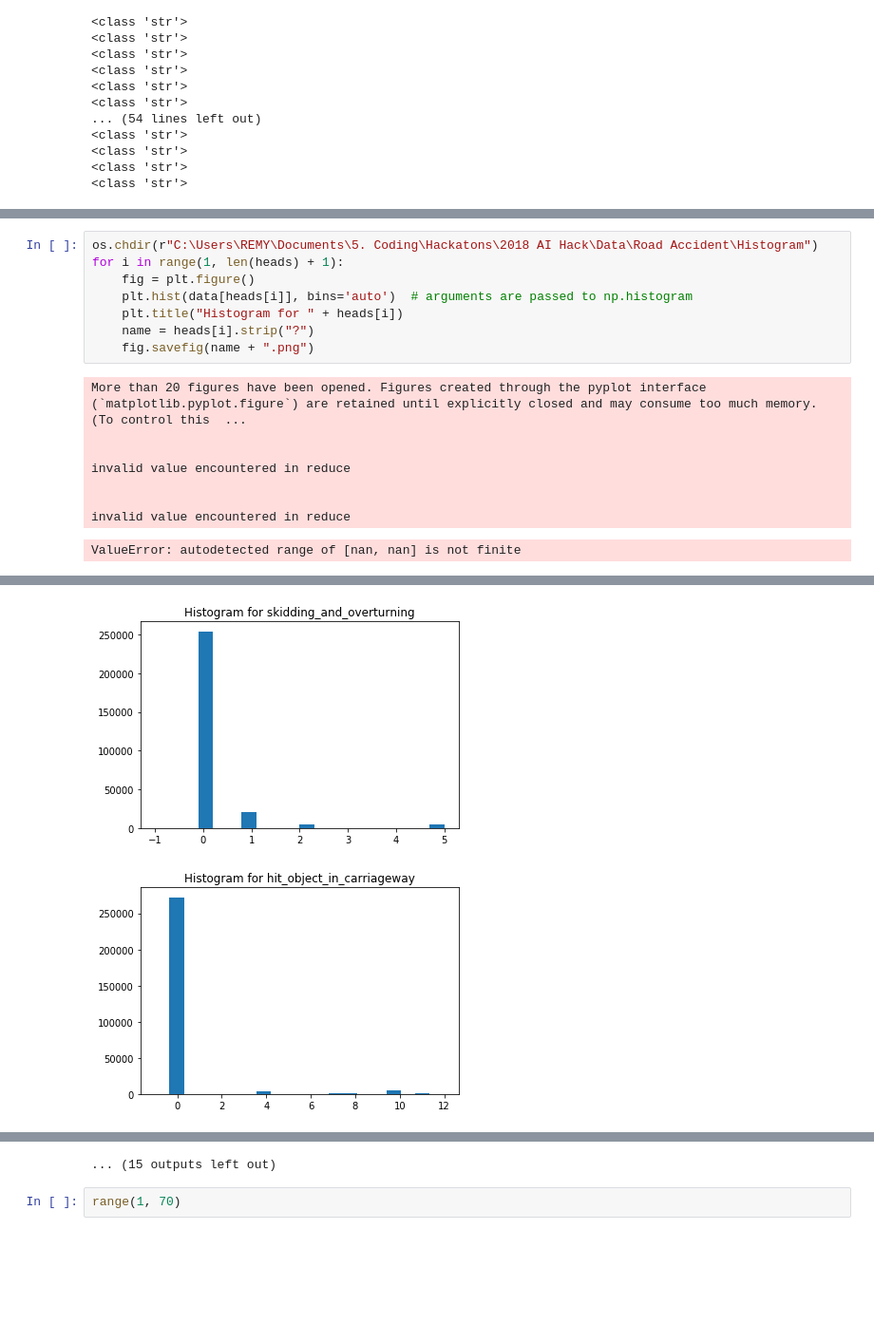
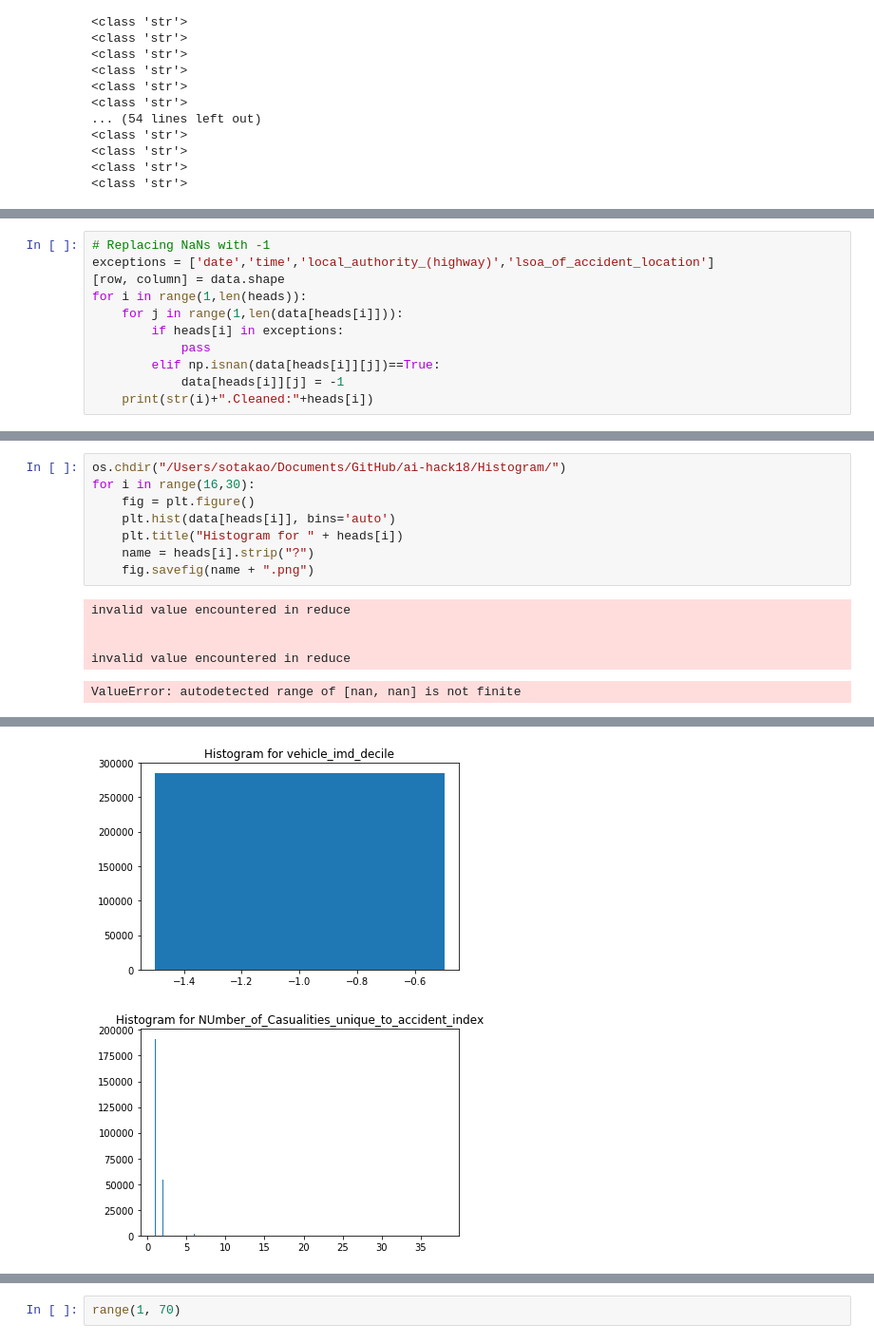
Before and after one commit to PAWhalley/ai-hack18, a Jupyter notebook: Problem4_Car_Accident.ipynb, the cells around one changed output, grey strips where cells are left out. Shown at 95% size. Saved outputs shown, nothing was run; the diff lists cells and outputs as text; blank space fills up the shorter version.

Commit message:
cleaning data

```diff
--- a/Problem4_Car_Accident.ipynb
+++ b/Problem4_Car_Accident.ipynb
@@ -42,0 +48,11 @@ for i in range(len(heads)):
+# %%
+# Replacing NaNs with -1
+exceptions = ['date','time','local_authority_(highway)','lsoa_of_accident_location']
+[row, column] = data.shape
+for i in range(1,len(heads)):
+    for j in range(1,len(data[heads[i]])):
+        if heads[i] in exceptions:
+            pass
+        elif np.isnan(data[heads[i]][j])==True:
+            data[heads[i]][j] = -1
+    print(str(i)+".Cleaned:"+heads[i])
@@ -43,15 +80,12 @@ for i in range(len(heads)):
 # %%
-os.chdir(r"C:\Users\REMY\Documents\5. Coding\Hackatons\2018 AI Hack\Data\Road Accident\Histogram")
-for i in range(1, len(heads) + 1):
+os.chdir("/Users/sotakao/Documents/GitHub/ai-hack18/Histogram/")
+for i in range(16,30):
     fig = plt.figure()
-    plt.hist(data[heads[i]], bins='auto')  # arguments are passed to np.histogram
+    plt.hist(data[heads[i]], bins='auto')
     plt.title("Histogram for " + heads[i])
     name = heads[i].strip("?")
     fig.savefig(name + ".png")
 # %% [output]
-More than 20 figures have been opened. Figures created through the pyplot interface (`matplotlib.pyplot.figure`) are retained until explicitly closed and may consume too much memory. (To control this  ...
-
-
 invalid value encountered in reduce
 
 
@@ -66,2 +100,2 @@ ValueError: autodetected range of [nan, nan] is not finite
-[figure, old version]
+[figure, new version]
-[figure, old version]
+[figure, new version]
@@ -70,4 +104,3 @@ ValueError: autodetected range of [nan, nan] is not finite
-... (15 outputs left out)
 # %%
 range(1, 70)
 # %% [output]
```
Also changed, not shown: parts of 4 cells of this notebook, 34 other files.
